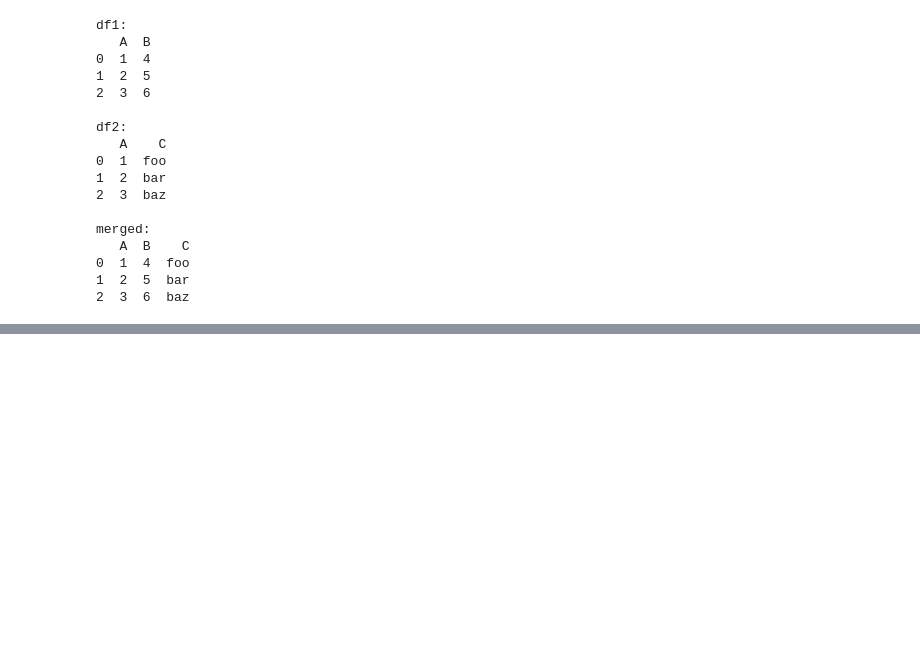
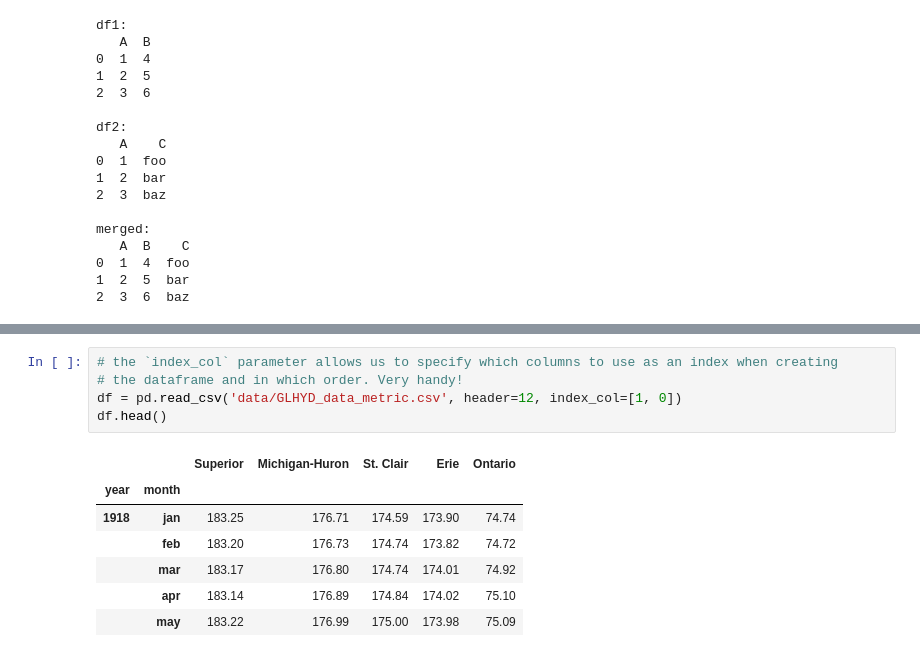
Before and after one commit to nuitrcs/pythonworkshops, a Jupyter notebook: dataanalysis/pandas/Part 2 - Grouping, Plotting, & Merging.ipynb, the cells around one changed output, grey strips where cells are left out. Cells and saved outputs as stored; diff of their text form; blank space fills up the shorter version.

```diff
--- a/dataanalysis/pandas/Part 2 - Grouping, Plotting, & Merging.ipynb
+++ b/dataanalysis/pandas/Part 2 - Grouping, Plotting, & Merging.ipynb
@@ -246,0 +296,13 @@ df.set_index(['VIOLATION DATE', 'ADDRESS']).head()
+# %%
+# the `index_col` parameter allows us to specify which columns to use as an index when creating
+# the dataframe and in which order. Very handy!
+df = pd.read_csv('data/GLHYD_data_metric.csv', header=12, index_col=[1, 0])
+df.head()
+# %% [output]
+|  |  | Superior | Michigan-Huron | St. Clair | Erie | Ontario |
+| year | month |  |  |  |  |  |
+| 1918 | jan | 183.25 | 176.71 | 174.59 | 173.90 | 74.74 |
+|  | feb | 183.20 | 176.73 | 174.74 | 173.82 | 74.72 |
+|  | mar | 183.17 | 176.80 | 174.74 | 174.01 | 74.92 |
+|  | apr | 183.14 | 176.89 | 174.84 | 174.02 | 75.10 |
+|  | may | 183.22 | 176.99 | 175.00 | 173.98 | 75.09 |
```
Also changed, not shown: parts of 20 cells of this notebook, 1 other file.
